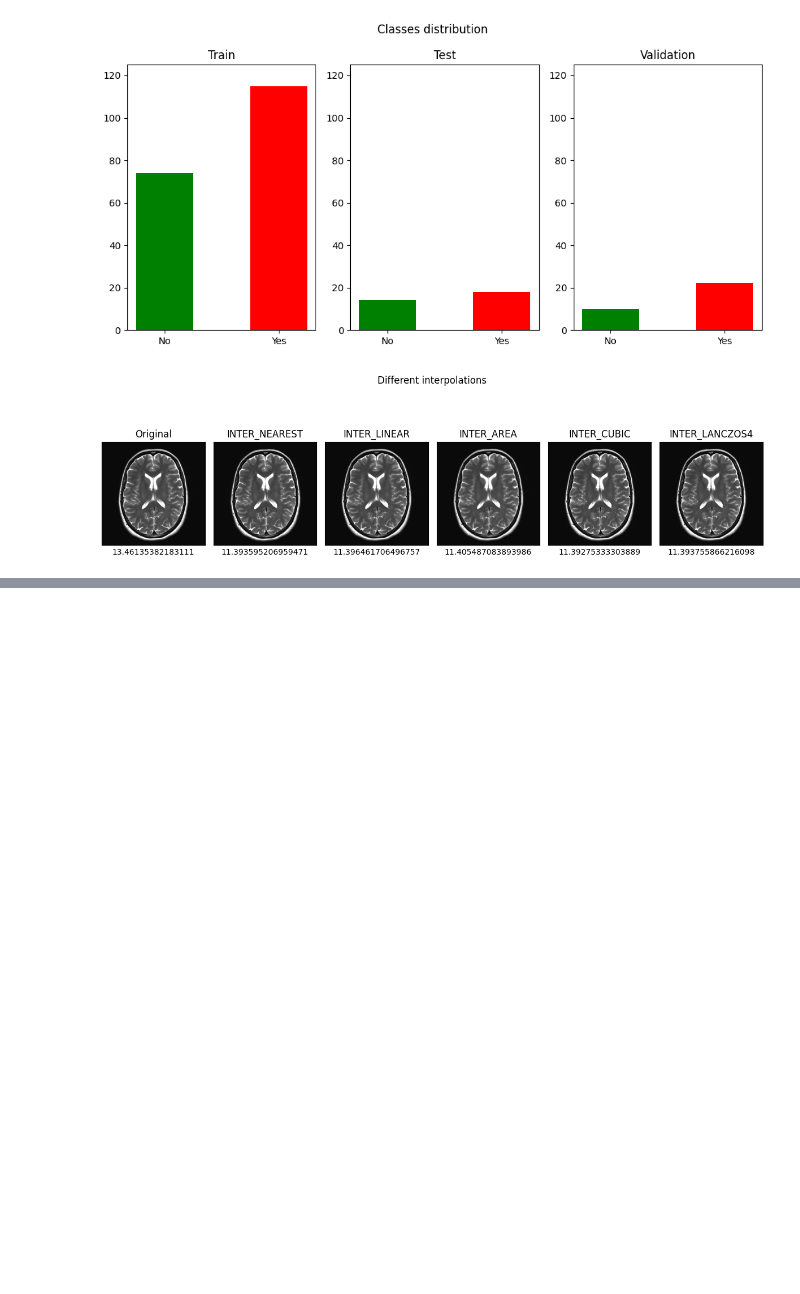
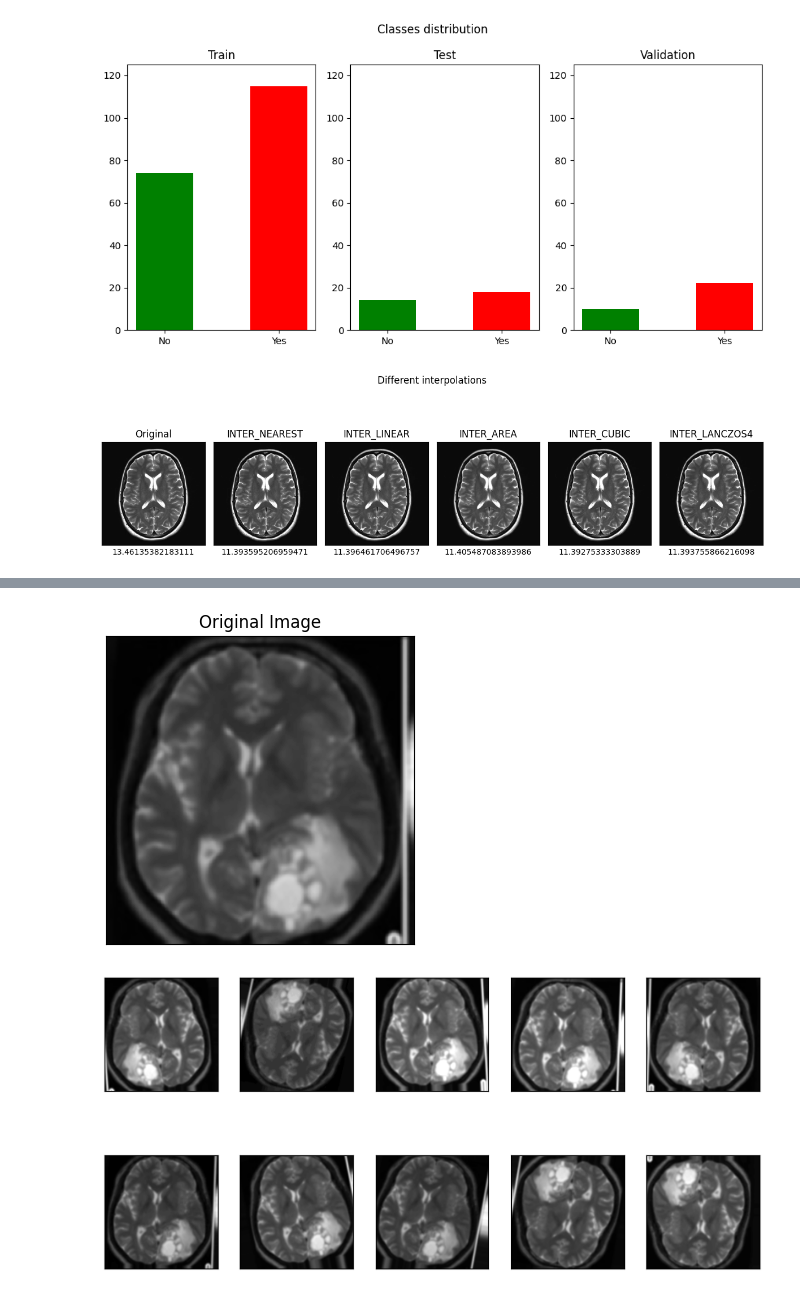
Before and after one commit to gqkd/MRI_Brain_Tumor_Detection, a Jupyter notebook: Brain_Tumor_Detection.ipynb, the cells around one changed output, grey strips where cells are left out. Cells and saved outputs as stored; diff of their text form; code cells hidden in the pictures; blank space fills up the shorter version.

Commit message:
data generator

```diff
--- a/Brain_Tumor_Detection.ipynb
+++ b/Brain_Tumor_Detection.ipynb
@@ -498,0 +524,53 @@ mean of dip test p-value = 0.0
+# %%
+import tensorflow as tf
+from tensorflow.keras.preprocessing.image import ImageDataGenerator
+
+#demo of imagegenerator
+
+demo_datagen = ImageDataGenerator(
+    rotation_range=15,
+    width_shift_range=0.05,
+    height_shift_range=0.05,
+    rescale=1./255,
+    shear_range=0.05,
+    brightness_range=[0.1, 1.5],
+    horizontal_flip=True,
+    vertical_flip=True
+)
+
+# Load an image
+image = X_train_crop[random.randint(1,len(X_train_crop))]
+
+# the rank of the image must be 4
+image = image.reshape((1,224,224,1))
+
+# Generate augmented images
+augmented_images = demo_datagen.flow(
+    x=image,
+    batch_size=1,
+    shuffle=False
+)
+
+num_augmented_images = 10
+
+# Plot the original image
+plt.figure(figsize=(8, 4))
+plt.imshow(image[0, :, :, 0], cmap='gray')
+plt.title('Original Image')
+plt.xticks([])
+plt.yticks([])
+
+# Plot the augmented images
+plt.figure(figsize=(10,5))
+for i, augmented_image in enumerate(augmented_images):
+    columns = 5
+    plt.subplot(int(num_augmented_images/columns),columns,i+1)
+    plt.imshow(augmented_image[0, :, :, 0], cmap='gray')
+    plt.xticks([])
+    plt.yticks([])
+
+    if i >= num_augmented_images - 1:
+        break
+# %% [output]
+[figure, added]
+[figure, added]
```
Also changed, not shown: parts of 8 cells of this notebook.
